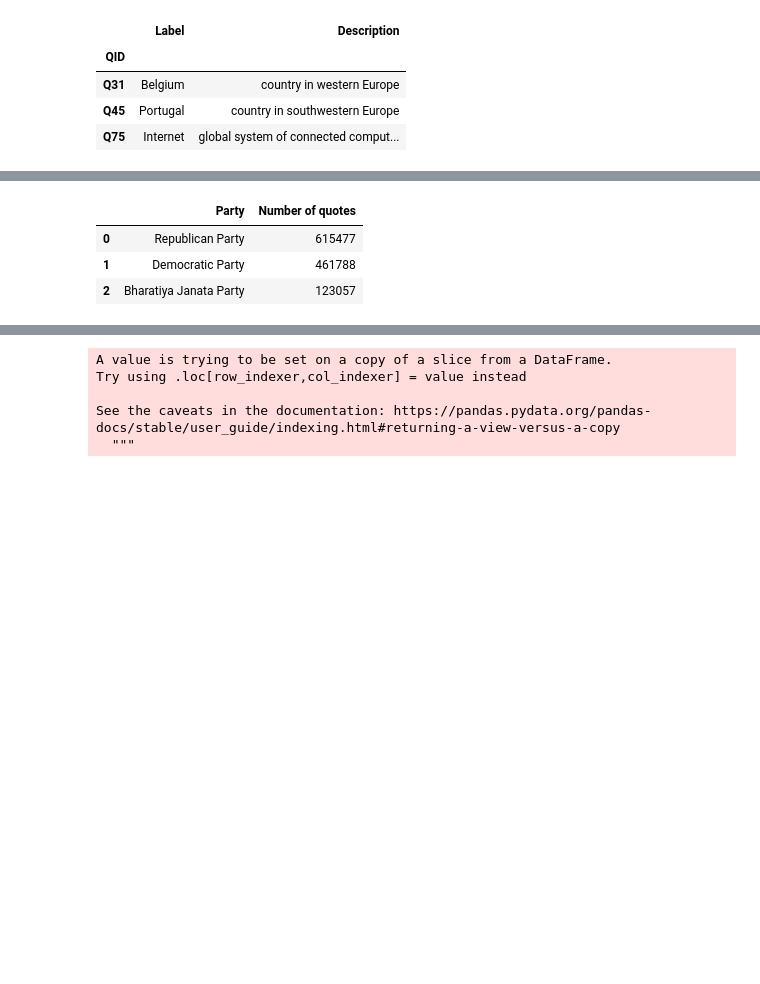
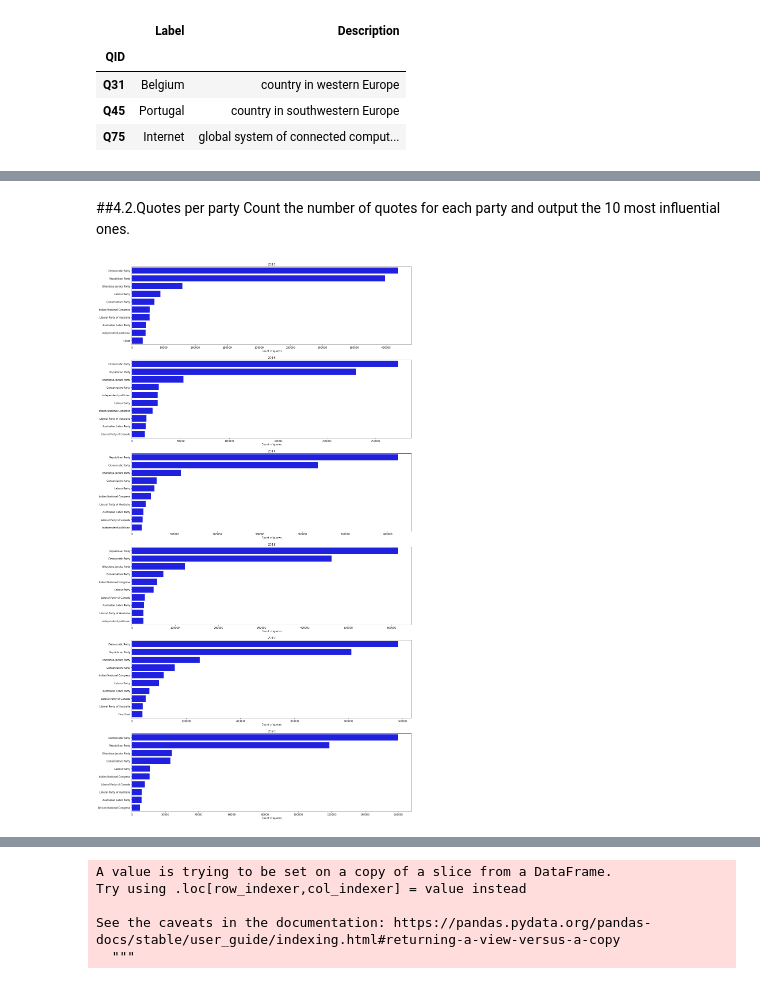
Before and after one commit to epfl-ada/ada-2021-project-acmu, a Jupyter notebook: project_notebook.ipynb, the cells around one changed output, grey strips where cells are left out. Cells and saved outputs as stored; diff of their text form; code cells hidden in the pictures; blank space fills up the shorter version.

```diff
--- a/project_notebook.ipynb
+++ b/project_notebook.ipynb
@@ -485,6 +476,0 @@ wikidata = pd.read_parquet(WIKIDATA_PATH, engine='pyarrow')
-# %%
-# Small test for converting wikidata qcodes into words (just first 5 entries)
-new_wikidata = wikidata.iloc[:5].copy()
-for name in WIKIDATA_QCODES_COL:
-  new_wikidata[name] = new_wikidata[name].apply(convert_qcodes_en)
-new_wikidata.head(1)
@@ -889,0 +804,4 @@ quotebank_copy.to_csv(QUOTEBANK_ONE_PARTY[YEAR])
+# %%
+# Read Quotebank dataset
+quotebank_one_party = pd.read_csv(QUOTEBANK_ONE_PARTY[YEAR], index_col=[0])
+quotebank_one_party.head()
@@ -907,11 +875,17 @@ Number of parties in year 2018 is: 101
+# %% [markdown]
+##4.2.Quotes per party
+Count the number of quotes for each party and output the 10 most influential ones.
 # %%
 # Parties with the most quotes
-parties_quotes_one_party_nr = Counter(quotebank_one_party['party_one'].values)
-sorted_parties_quotes_one_party_nr = list(sorted(parties_quotes_one_party_nr.items(), key=lambda x: x[1], reverse=True))
-df_sorted_parties_quotes_one_party_nr = pd.DataFrame(sorted_parties_quotes_one_party_nr, columns=['Party', 'Number of quotes'])
-df_sorted_parties_quotes_one_party_nr.head(3)
+fig, axis = plt.subplots(len(YEARS), 1, figsize=(20, 40))#, sharex=True)
+for i, year in enumerate(YEARS):
+    quotebank_one_party = pd.read_csv(QUOTEBANK_ONE_PARTY[year])
+    parties_quotes_one_party_nr = Counter(quotebank_one_party['party_one'].values)
+    sorted_parties_quotes_one_party_nr = list(sorted(parties_quotes_one_party_nr.items(), key=lambda x: x[1], reverse=True))
+    df_sorted_parties_quotes_one_party_nr = pd.DataFrame(sorted_parties_quotes_one_party_nr, columns=['Party', 'Number of quotes']).head(10)
+    ax_sns = sns.barplot(x='Number of quotes', y="Party",
+                         data=df_sorted_parties_quotes_one_party_nr, ax=axis[i], color='blue')
+    # ax_sns.set(xscale="log")
+    ax_sns.set(xlabel="Count of quotes", ylabel=None, title=str(year))
 # %% [output]
-|  | Party | Number of quotes |
-| 0 | Republican Party | 615477 |
-| 1 | Democratic Party | 461788 |
-| 2 | Bharatiya Janata Party | 123057 |
+[figure, added]
```
Also changed, not shown: parts of 116 cells of this notebook, 3 other files.
